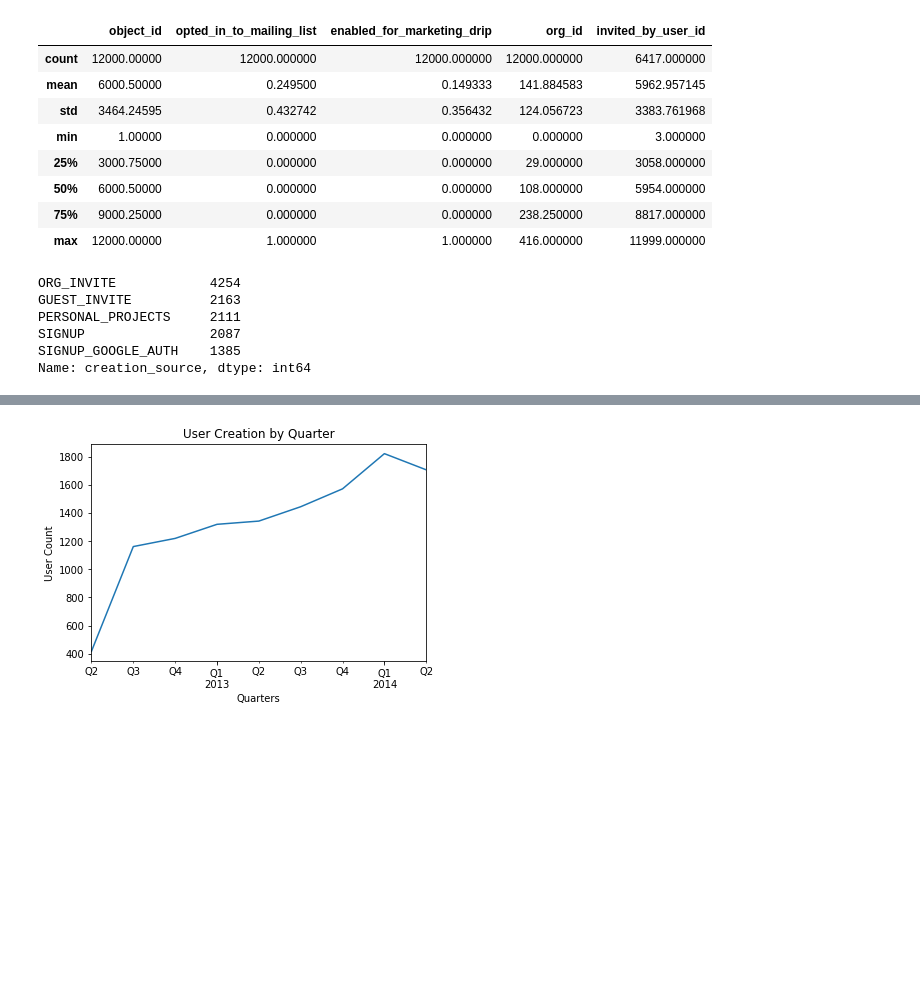
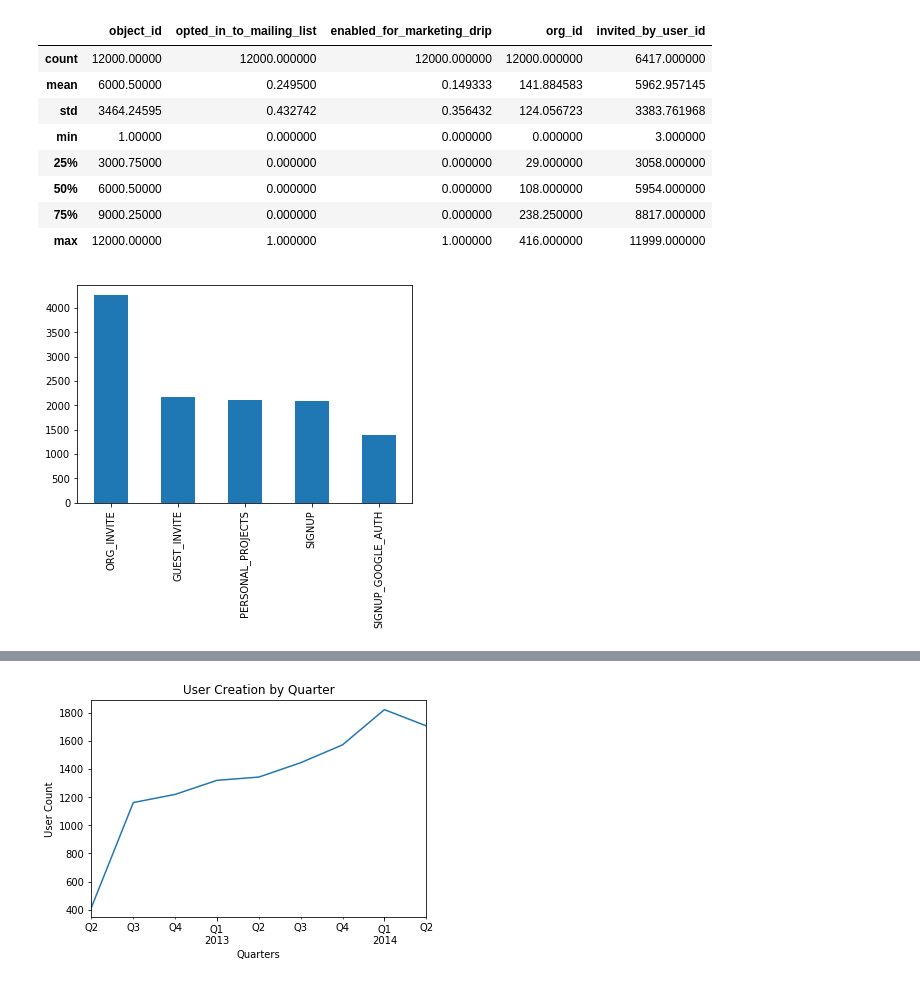
Before and after one commit to barcilla/relax_ds_challenge, a Jupyter notebook: relax_ds_challenge.ipynb, the cells around one changed output, grey strips where cells are left out. Saved outputs shown, nothing was run; the diff lists cells and outputs as text; code cells hidden in the pictures; blank space fills up the shorter version.

```diff
--- a/relax_ds_challenge.ipynb
+++ b/relax_ds_challenge.ipynb
@@ -59,13 +59,8 @@ user.describe()
 | 50% | 6000.50000 | 0.000000 | 0.000000 | 108.000000 | 5954.000000 |
 | 75% | 9000.25000 | 0.000000 | 0.000000 | 238.250000 | 8817.000000 |
 | max | 12000.00000 | 1.000000 | 1.000000 | 416.000000 | 11999.000000 |
-# %%
-user['creation_source'].value_counts()
-# %% [output]
-ORG_INVITE            4254
-GUEST_INVITE          2163
-PERSONAL_PROJECTS     2111
-SIGNUP                2087
-SIGNUP_GOOGLE_AUTH    1385
-Name: creation_source, dtype: int64
+# %%
+_ = user['creation_source'].value_counts().plot(kind='bar')
+# %% [output]
+[figure, added]
 # %%
```
Also changed, not shown: parts of 43 cells of this notebook.
